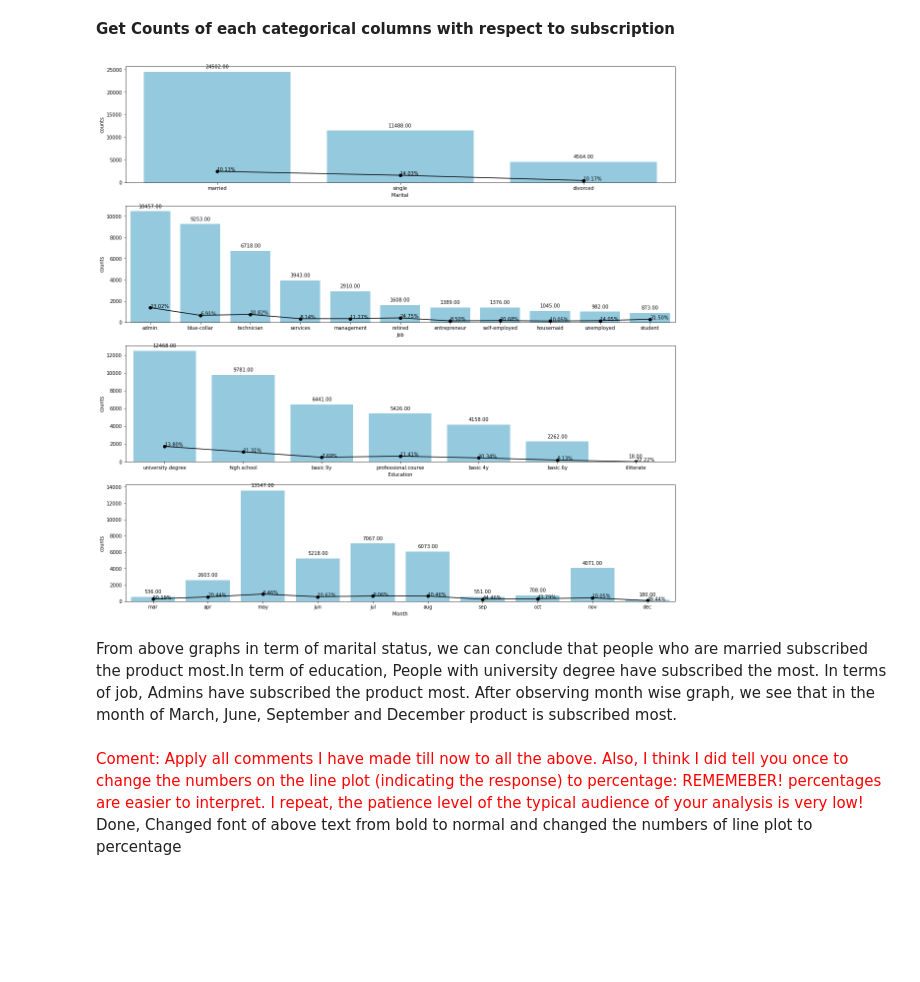
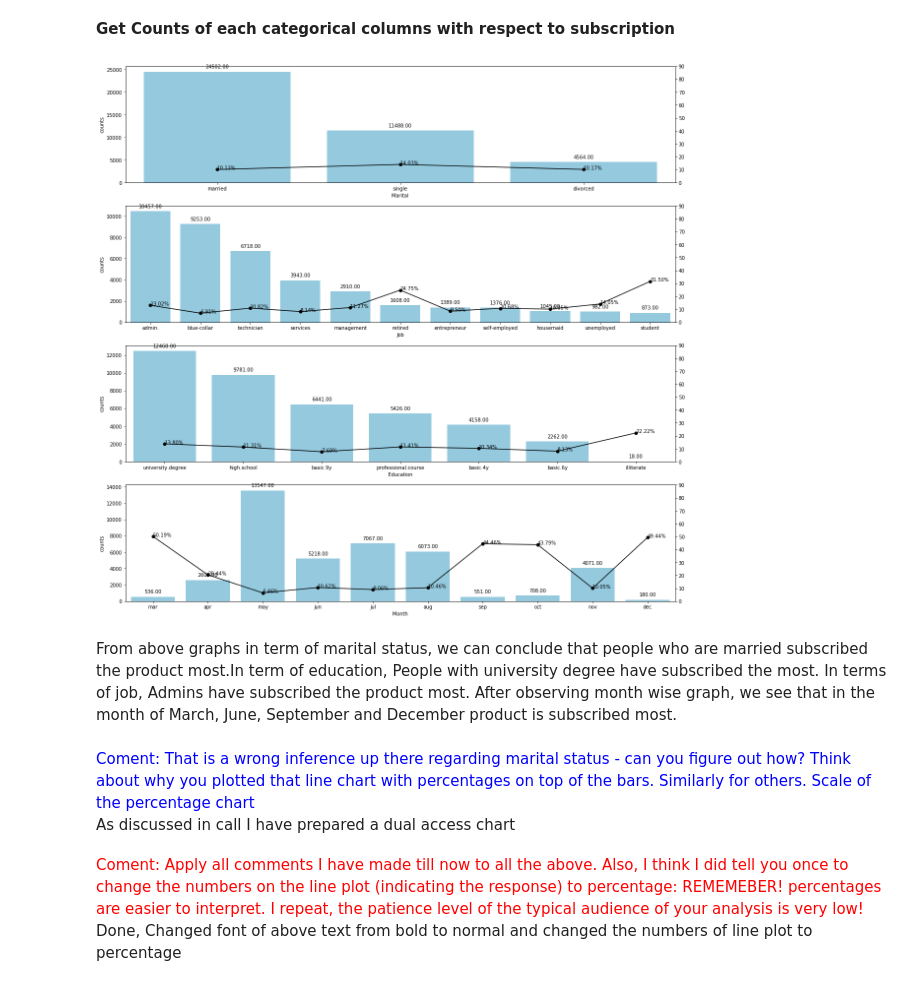
Before and after one commit to pranay-surana/Capstone_II, a Jupyter notebook: Final_Notebook_second_draft_reviewd.ipynb, the cells around one changed output. Drawn from its saved outputs; the diff is of its cells as text; code cells hidden in the pictures; blank space fills up the shorter version.

```diff
--- a/Final_Notebook-reviewed.ipynb
+++ b/Final_Notebook_second_draft_reviewd.ipynb
@@ -812,10 +838,15 @@ values_1 = list(x_1.marital)
 x_2 = pd.DataFrame(dfyes.marital.value_counts()).reindex(mari, axis=0).dropna()
 names_2 = list(x_2.index)
 values_2 = list(x_2.marital)
-ax1.plot(names_2,values_2,linestyle='-', marker='o',color = 'black')
+ax11 =ax1.twinx()
+value_per=[]
 for i, txt in enumerate(values_2):
-    txt_1 = format((txt/x_1.marital.iloc[i])*100,'.2f')+ '%'
-    ax1.annotate(txt_1, (names_2[i], values_2[i]))
+    per=format((txt/x_1.marital.iloc[i])*100,'.2f')
+    value_per.append(float(per))
+    txt_1 = per + '%'
+    ax11.annotate(txt_1, (names_2[i], value_per[i]))
+ax11.plot(names_2,value_per,linestyle='-', marker='o',color = 'black')
+plt.yticks(np.arange(0, 100, 10))
 splot=sns.barplot(x=names_1, y=values_1,color = 'skyblue',palette=None,ax=ax1)
 splot.set(xlabel= 'Marital', ylabel='counts')
 for p in splot.patches:
@@ -827,48 +858,68 @@ values_1 = list(x_1.job)
 x_2 = pd.DataFrame(dfyes.job.value_counts()).reindex(jobli, axis=0).dropna()
 names_2 = list(x_2.index)
 values_2 = list(x_2.job)
-ax2.plot(names_2,values_2,linestyle='-', marker='o',color = 'black')
+ax21 =ax2.twinx()
+value_per.clear()
 for i, txt in enumerate(values_2):
-    txt_1 = format((txt/x_1.job.iloc[i])*100,'.2f')+ '%'
-    ax2.annotate(txt_1, (names_2[i], values_2[i]))
+    per=format((txt/x_1.job.iloc[i])*100,'.2f')
+    value_per.append(float(per))
+    txt_1 = per+ '%'
+    ax21.annotate(txt_1, (names_2[i], value_per[i]))
+ax21.plot(names_2,value_per,linestyle='-', marker='o',color = 'black')
+plt.yticks(np.arange(0, 100, 10))
 splot=sns.barplot(x=names_1, y=values_1,color = 'skyblue',palette=None,ax=ax2)
 splot.set(xlabel= 'Job', ylabel='counts')
 for p in splot.patches:
         splot.annotate(format(p.get_height(), '.2f'), (p.get_x() + p.get_width() / 2., p.get_height()), ha = 'center', va ='center', xytext = (0, 10), textcoords = 'offset points')
 
 x_1 = pd.DataFrame(df.education.value_counts()).reindex(educa, axis=0).dropna()
 names_1 = list(x_1.index)
 values_1 = list(x_1.education)
 x_2 = pd.DataFrame(dfyes.education.value_counts()).reindex(educa, axis=0).dropna()
 names_2 = list(x_2.index)
 values_2 = list(x_2.education)
-ax3.plot(names_2,values_2,linestyle='-', marker='o',color = 'black')
+ax31 =ax3.twinx()
+value_per.clear()
 for i, txt in enumerate(values_2):
-    txt_1 = format((txt/x_1.education.iloc[i])*100,'.2f')+ '%'
-    ax3.annotate(txt_1, (names_2[i], values_2[i]))
+    per = format((txt/x_1.education.iloc[i])*100,'.2f')
+    value_per.append(float(per))
+    txt_1 = per + '%'
+    ax31.annotate(txt_1, (names_2[i], value_per[i]))
+ax31.plot(names_2,value_per,linestyle='-', marker='o',color = 'black')
+plt.yticks(np.arange(0, 100, 10))
 splot=sns.barplot(x=names_1, y=values_1,color = 'skyblue',palette=None,ax=ax3)
 splot.set(xlabel= 'Education', ylabel='counts')
 for p in splot.patches:
         splot.annotate(format(p.get_height(), '.2f'), (p.get_x() + p.get_width() / 2., p.get_height()), ha = 'center', va ='center', xytext = (0, 10), textcoords = 'offset points')
 
 x_1 = pd.DataFrame(df.month.value_counts()).reindex(months, axis=0).dropna()
 names_1 = list(x_1.index)
 values_1 = list(x_1.month)
 x_2 = pd.DataFrame(dfyes.month.value_counts()).reindex(months, axis=0).dropna()
 names_2 = list(x_2.index)
 values_2 = list(x_2.month)
-ax4.plot(names_2,values_2,linestyle='-', marker='o',color = 'black')
+ax41 =ax4.twinx()
+value_per.clear()
 for i, txt in enumerate(values_2):
-    txt_1 = format((txt/x_1.month.iloc[i])*100,'.2f')+ '%'
-    ax4.annotate(txt_1, (names_2[i], values_2[i]))
+    per = format((txt/x_1.month.iloc[i])*100,'.2f')
+    value_per.append(float(per))
+    txt_1 = per + '%'
+    ax41.annotate(txt_1, (names_2[i], value_per[i]))
+ax41.plot(names_2,value_per,linestyle='-', marker='o',color = 'black')
+plt.yticks(np.arange(0, 100, 10))
 splot=sns.barplot(x=names_1, y=values_1,color = 'skyblue',palette=None,ax=ax4)
 splot.set(xlabel= 'Month', ylabel='counts')
 for p in splot.patches:
         splot.annotate(format(p.get_height(), '.2f'), (p.get_x() + p.get_width() / 2., p.get_height()), ha = 'center', va ='center', xytext = (0, 10), textcoords = 'offset points')
 # %% [output]
-[figure, old version]
+[figure, new version]
 # %% [markdown]
 From above graphs in term of marital status, we can conclude that people who are married subscribed the product most.In term of education, People with university degree have subscribed the most. In terms of job, Admins have subscribed the product most. After observing month wise graph, we see that in the month of March, June, September and December product is subscribed most.
+# %% [markdown]
+<span style="color:blue">
+Coment: That is a wrong inference up there regarding marital status - can you figure out how? Think about why you plotted that line chart with percentages on top of the bars. Similarly for others.
+Scale of the percentage chart </span>
+<br> As discussed in call I have prepared a dual access chart
 # %% [markdown]
 <span style="color:red">
 Coment: Apply all comments I have made till now to all the above. Also, I think I did tell you once to change the numbers on the line plot (indicating the response) to percentage: REMEMEBER! percentages are easier to interpret. I repeat, the patience level of the typical audience of your analysis is very low!
```
Also changed, not shown: parts of 129 cells of this notebook, 1 other file.
